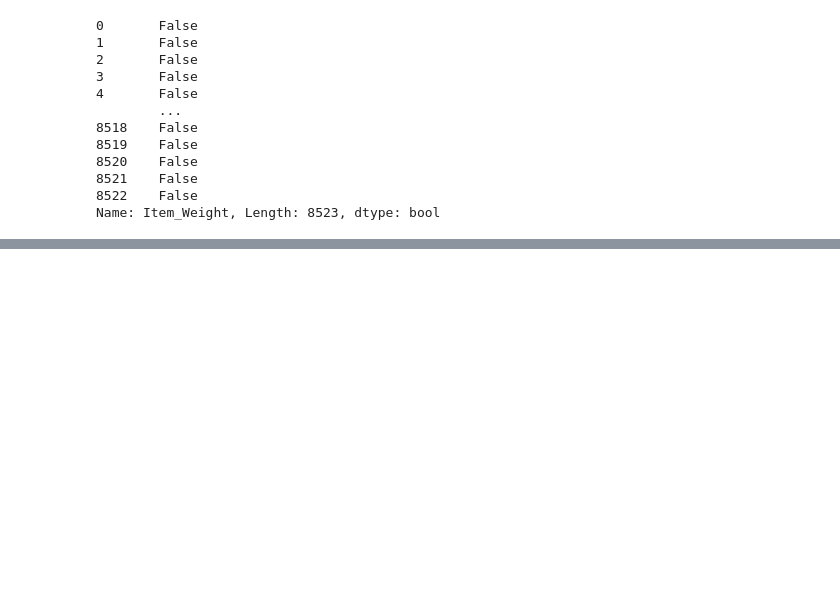
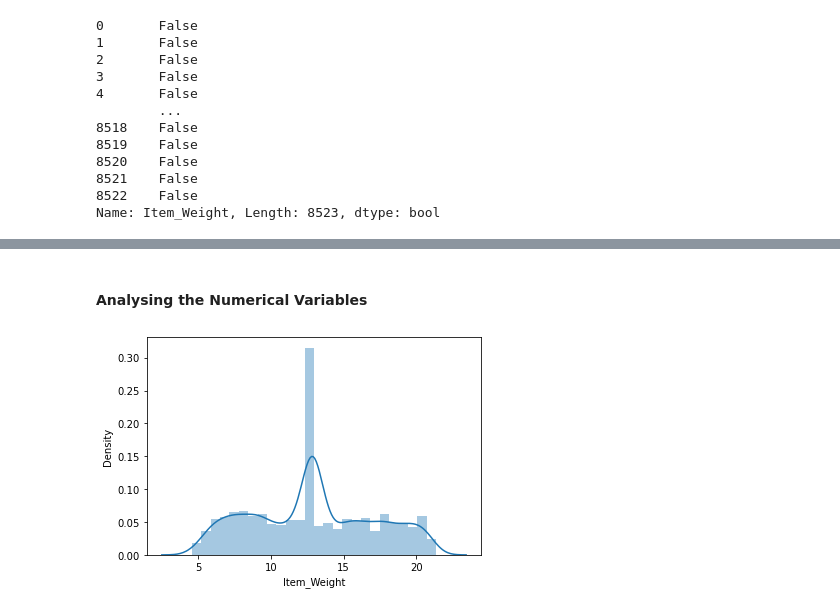
Before and after one commit to Priya-088/SuperMart_sales_prediction, a Jupyter notebook: Product_sales_prediction.ipynb, the cells around one changed output, grey strips where cells are left out. Cells and saved outputs as stored; diff of their text form; code cells hidden in the pictures; blank space fills up the shorter version.

```diff
--- a/Product_sales_prediction.ipynb
+++ b/Product_sales_prediction.ipynb
@@ -272,0 +327,12 @@ df.Item_Weight.isnull().sum()
+# %%
+new = []
+
+for x in df['Item_Identifier']:
+    extract = x[:2]
+    new.append(extract)
+df['New_Item_type']=new
+
+
+#OR
+#df['New_Item_Type'] = df['Item_Identifier'].apply(lambda x: x[:2])
+#df['New_Item_Type']
@@ -272,0 +354,3 @@ df.Item_Weight.isnull().sum()
+# %%
+df['New_Item_type'] = df['New_Item_type'].map({'FD':'Food','NC':'Non-Consumable','DR':'Drinks'})
+df['New_Item_type'].value_counts()
@@ -272,0 +362,2 @@ df.Item_Weight.isnull().sum()
+# %%
+df.loc[df['New_Item_type']=='Non-Consumable','Item_Fat_Content']='Non-Edible'
@@ -272,0 +366,3 @@ df.Item_Weight.isnull().sum()
+# %%
+df['Outlet_Years']=2013-df['Outlet_Establishment_Year']
+df['Outlet_Years']
@@ -272,0 +393,6 @@ df.Item_Weight.isnull().sum()
+# %% [markdown]
+#### Analysing the Numerical Variables
+# %%
+sns.distplot(df['Item_Weight']);
+# %% [output]
+[figure, added]
```
Also changed, not shown: parts of 54 cells of this notebook, 1 other file.
